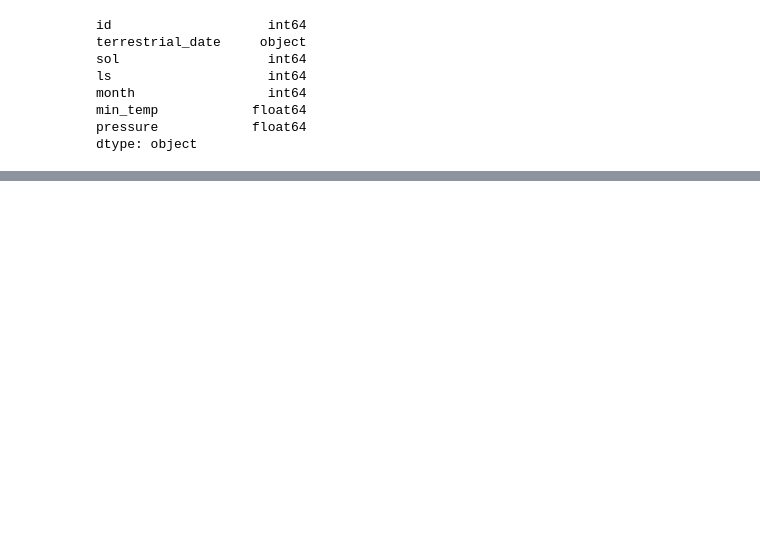
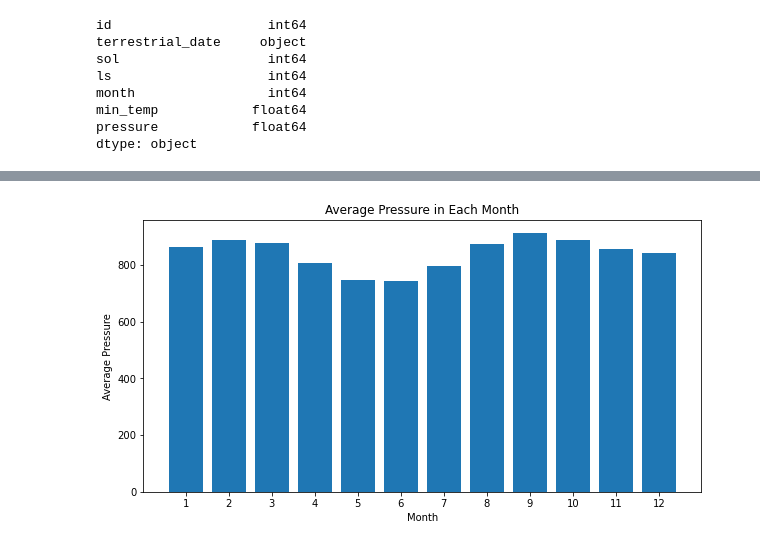
Before and after one commit to idinneh/Mission_to_Mars, a Jupyter notebook: mars_data_challenge_part_2.ipynb, the cells around one changed output, grey strips where cells are left out. Drawn from its saved outputs; the diff is of its cells as text; code cells hidden in the pictures; blank space fills up the shorter version.

```diff
--- a/mars_data_challenge_part_2.ipynb
+++ b/mars_data_challenge_part_2.ipynb
@@ -60,0 +158,4 @@ dtype: object
+# %%
+#Extract month and pressure columns
+month_pressure_df = mars_temperature_df.iloc[:,[4,6]]
+month_pressure_df
@@ -60,0 +176,4 @@ dtype: object
+# %%
+#Find the average pressure for each month
+avg_pressure_by_month_df = month_pressure_df.groupby(['month']).mean()
+avg_pressure_by_month_df
@@ -60,0 +195,3 @@ dtype: object
+# %%
+avg_pressure = avg_pressure_by_month_df['pressure'].values.tolist()
+avg_pressure
@@ -60,0 +211,12 @@ dtype: object
+# %%
+#plot bar chart
+month = [1, 2, 3, 4, 5, 6, 7, 8, 9, 10, 11, 12]
+plt.figure(figsize = (10, 5))
+plt.bar(month, avg_pressure)
+plt.xlabel("Month")
+plt.ylabel("Average Pressure")
+plt.xticks(month)
+plt.title("Average Pressure in Each Month")
+plt.show()
+# %% [output]
+[figure, added]
```
Also changed, not shown: parts of 12 cells of this notebook, 3 other files.
